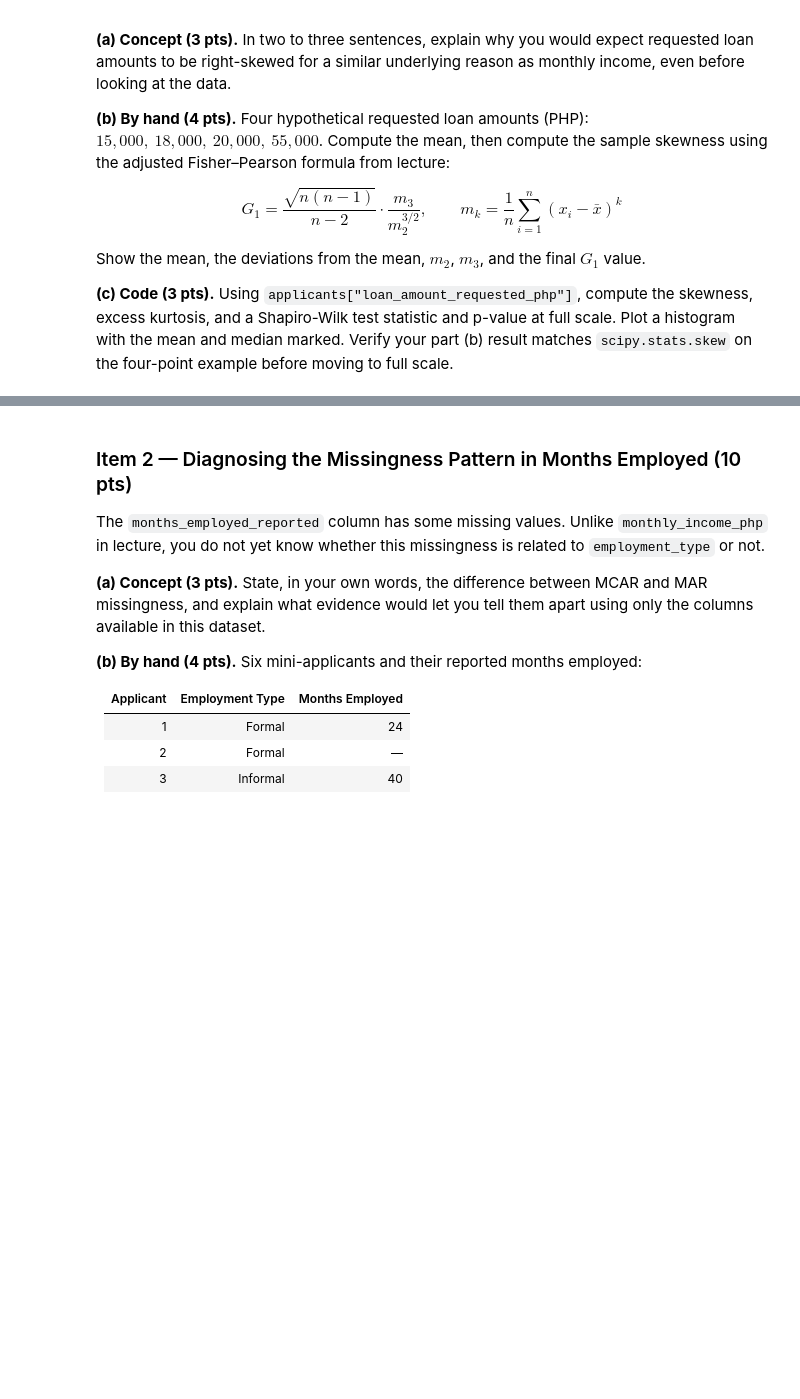
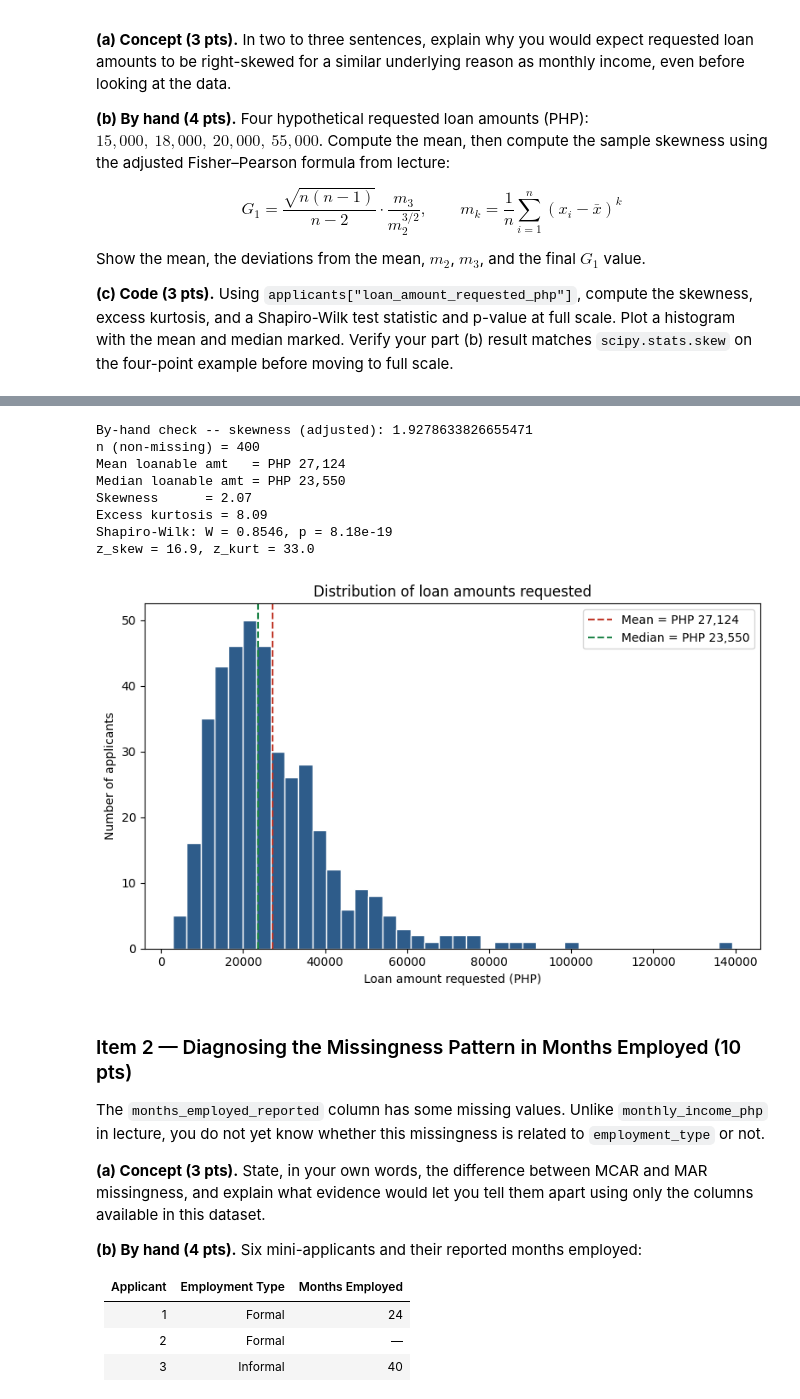
Before and after one commit to nikkeijane/PMDSC_UPC, a Jupyter notebook: DS 207 - Mathematics for Data Science/01_lesson_kits/02_distribution-dataquality/ds207_02_distribution_dataquality_assignment.ipynb, the cells around one changed output, grey strips where cells are left out. Drawn from its saved outputs; the diff is of its cells as text; code cells hidden in the pictures; blank space fills up the shorter version.

```diff
--- a/DS 207 - Mathematics for Data Science/01_lesson_kits/02_distribution-dataquality/ds207_02_distribution_dataquality_assignment.ipynb
+++ b/DS 207 - Mathematics for Data Science/01_lesson_kits/02_distribution-dataquality/ds207_02_distribution_dataquality_assignment.ipynb
@@ -101,16 +112,57 @@ Show the mean, the deviations from the mean, $m_2$, $m_3$, and the final $G_1$ v
 # %%
 # TODO: verify the by-hand skewness on the four-point example
 loan_example = np.array([15000, 18000, 20000, 55000.0])
 
 # TODO: compute and print skewness with stats.skew(..., bias=False)
-
+print("By-hand check -- skewness (adjusted):", stats.skew(loan_example, bias=False))
 
 # TODO: compute skewness, excess kurtosis, and the Shapiro-Wilk test on the
 # full loan_amount_requested_php column
+loanable_amt = applicants["loan_amount_requested_php"].dropna()
 
+mean_loanable_amt = loanable_amt.mean()
+median_loanable_amt = loanable_amt.median()
+skew_raw = stats.skew(loanable_amt, bias=False)
+kurt_raw = stats.kurtosis(loanable_amt, bias=False)
+
+print(f"n (non-missing) = {len(loanable_amt)}")
+print(f"Mean loanable amt   = PHP {mean_loanable_amt:,.0f}")
+print(f"Median loanable amt = PHP {median_loanable_amt:,.0f}")
+print(f"Skewness      = {skew_raw:.2f}")
+print(f"Excess kurtosis = {kurt_raw:.2f}")
+
+shapiro_stat, shapiro_p = stats.shapiro(loanable_amt)
+n_full = len(loanable_amt)
+se_skew = np.sqrt(6 / n_full)
+se_kurt = np.sqrt(24 / n_full)
+z_skew = skew_raw / se_skew
+z_kurt = kurt_raw / se_kurt
+
+print(f"Shapiro-Wilk: W = {shapiro_stat:.4f}, p = {shapiro_p:.2e}")
+print(f"z_skew = {z_skew:.1f}, z_kurt = {z_kurt:.1f}")
 
 # TODO: plot a histogram of loan_amount_requested_php with the mean and
 # median marked as vertical lines
+fig, ax = plt.subplots(figsize=(8, 5))
+ax.hist(loanable_amt, bins=40, color="#2E5C8A", edgecolor="white")
+ax.axvline(mean_loanable_amt, color="#C0392B", linestyle="--", label=f"Mean = PHP {mean_loanable_amt:,.0f}")
+ax.axvline(median_loanable_amt, color="#1E8449", linestyle="--", label=f"Median = PHP {median_loanable_amt:,.0f}")
+ax.set_xlabel("Loan amount requested (PHP)")
+ax.set_ylabel("Number of applicants")
+ax.set_title("Distribution of loan amounts requested")
+ax.legend()
+plt.tight_layout()
+plt.show()
+# %% [output]
+By-hand check -- skewness (adjusted): 1.9278633826655471
+n (non-missing) = 400
+Mean loanable amt   = PHP 27,124
+Median loanable amt = PHP 23,550
+Skewness      = 2.07
+Excess kurtosis = 8.09
+Shapiro-Wilk: W = 0.8546, p = 8.18e-19
+z_skew = 16.9, z_kurt = 33.0
+[figure, added]
 # %% [markdown]
 ### Item 2 — Diagnosing the Missingness Pattern in Months Employed (10 pts)
 
```
Also changed, not shown: parts of 6 cells of this notebook.
